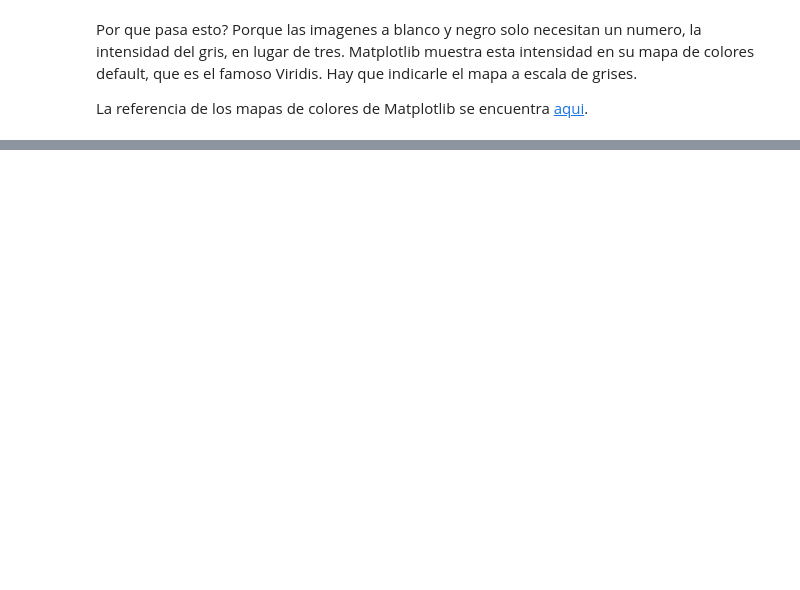
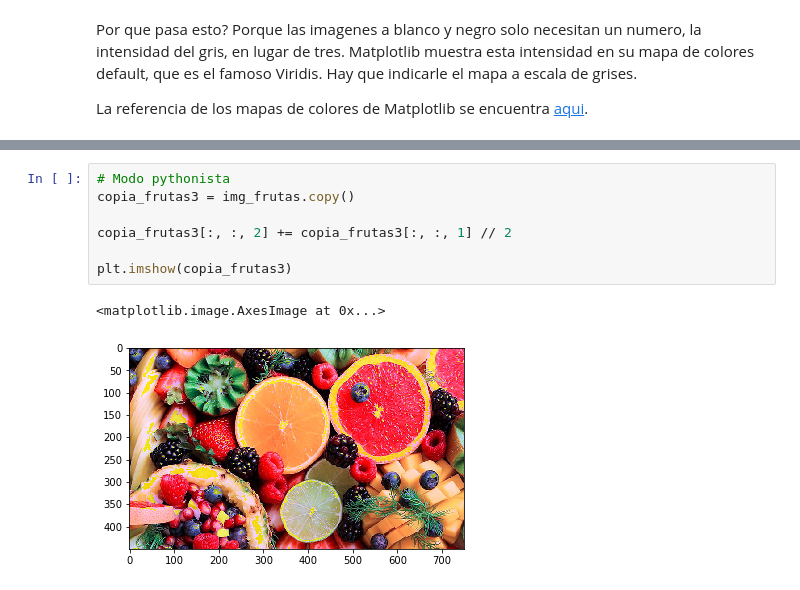
Before and after one commit to Pagutri/Beepy_Imagenes, a Jupyter notebook: Principal.ipynb, the cells around one changed output, grey strips where cells are left out. Cells and saved outputs as stored; diff of their text form; blank space fills up the shorter version.

```diff
--- a/Principal.ipynb
+++ b/Principal.ipynb
@@ -92,0 +109,10 @@ La referencia de los mapas de colores de Matplotlib se encuentra [aqui](https://
+# %%
+# Modo pythonista
+copia_frutas3 = img_frutas.copy()
+
+copia_frutas3[:, :, 2] += copia_frutas3[:, :, 1] // 2
+
+plt.imshow(copia_frutas3)
+# %% [output]
+<matplotlib.image.AxesImage at 0x...>
+[figure, added]
```
Also changed, not shown: parts of 16 cells of this notebook, 4 other files.
